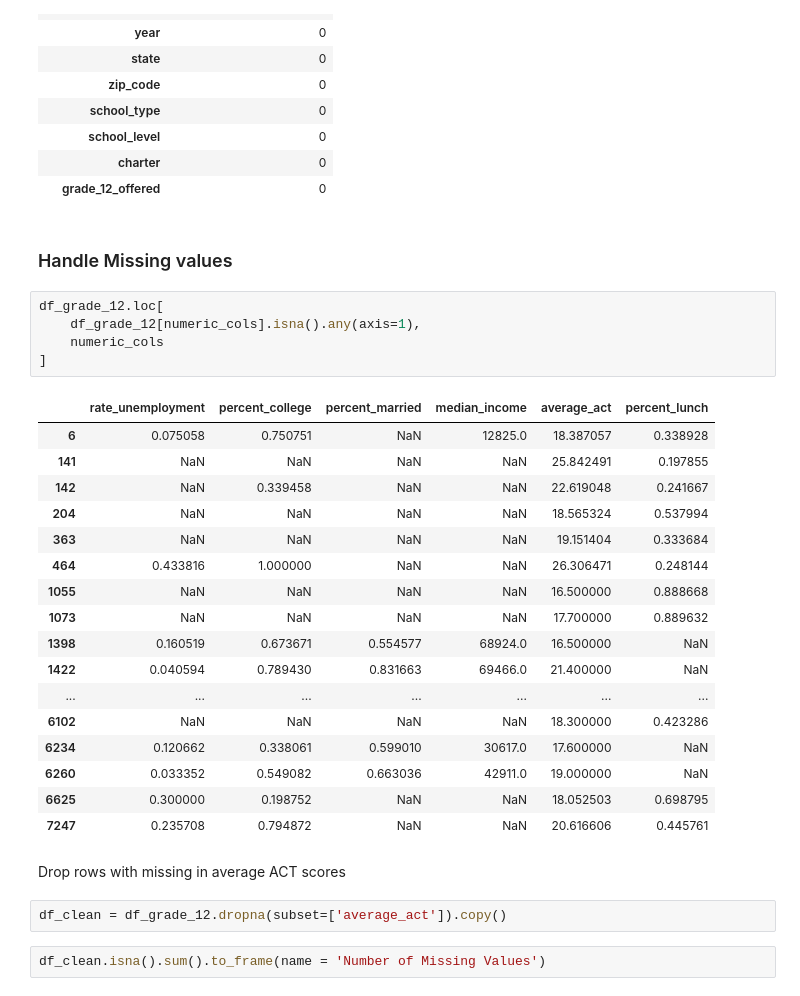
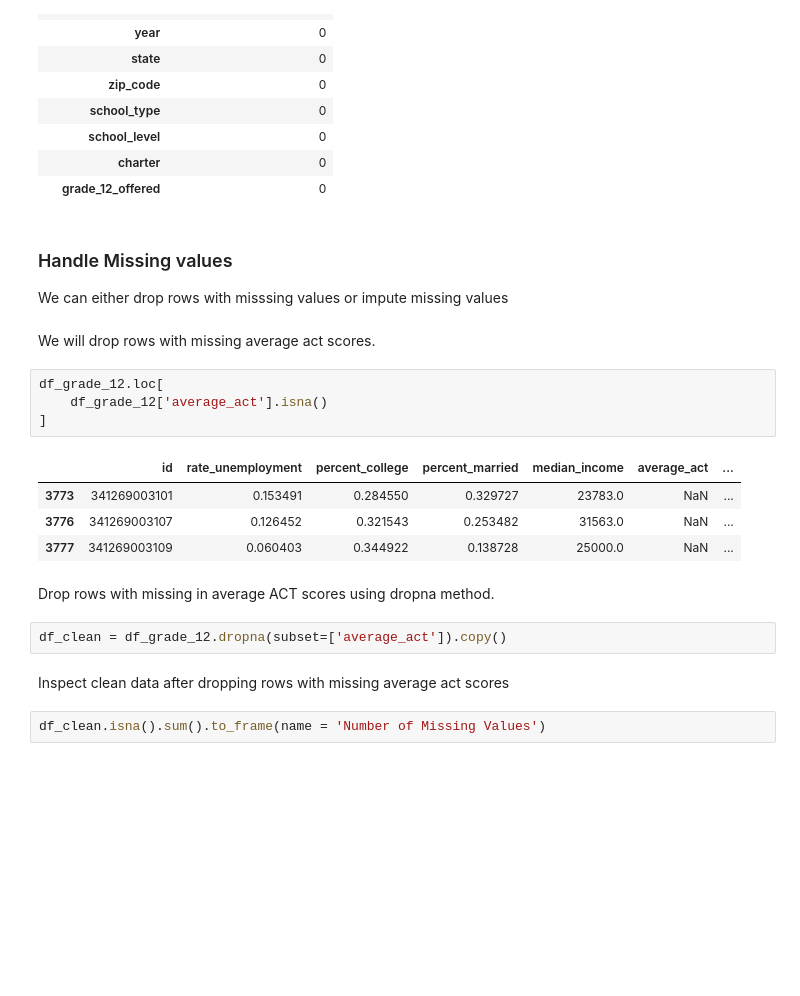
Before and after one commit to binay8/education, a Jupyter notebook: code/01_data_preparation.ipynb, the cells around one changed output. Saved outputs shown, nothing was run; the diff lists cells and outputs as text; blank space fills up the shorter version.

Commit message:
Updated Data preparation

```diff
--- a/code/01_data_preparation.ipynb
+++ b/code/01_data_preparation.ipynb
@@ -541,33 +550,24 @@ df_grade_12.isna().sum().to_frame(name = 'Number of Missing Values')
 | grade_12_offered | 0 |
 # %% [markdown]
 ### Handle Missing values
+We can either drop rows with misssing values or impute missing values
+# %% [markdown]
+We will drop rows with missing average act scores.
 # %%
 df_grade_12.loc[
-    df_grade_12[numeric_cols].isna().any(axis=1),
-    numeric_cols
+    df_grade_12['average_act'].isna()
 ]
 # %% [output]
-|  | rate_unemployment | percent_college | percent_married | median_income | average_act | percent_lunch |
-| 6 | 0.075058 | 0.750751 | NaN | 12825.0 | 18.387057 | 0.338928 |
-| 141 | NaN | NaN | NaN | NaN | 25.842491 | 0.197855 |
-| 142 | NaN | 0.339458 | NaN | NaN | 22.619048 | 0.241667 |
-| 204 | NaN | NaN | NaN | NaN | 18.565324 | 0.537994 |
-| 363 | NaN | NaN | NaN | NaN | 19.151404 | 0.333684 |
-| 464 | 0.433816 | 1.000000 | NaN | NaN | 26.306471 | 0.248144 |
-| 1055 | NaN | NaN | NaN | NaN | 16.500000 | 0.888668 |
-| 1073 | NaN | NaN | NaN | NaN | 17.700000 | 0.889632 |
-| 1398 | 0.160519 | 0.673671 | 0.554577 | 68924.0 | 16.500000 | NaN |
-| 1422 | 0.040594 | 0.789430 | 0.831663 | 69466.0 | 21.400000 | NaN |
-| ... | ... | ... | ... | ... | ... | ... |
-| 6102 | NaN | NaN | NaN | NaN | 18.300000 | 0.423286 |
-| 6234 | 0.120662 | 0.338061 | 0.599010 | 30617.0 | 17.600000 | NaN |
-| 6260 | 0.033352 | 0.549082 | 0.663036 | 42911.0 | 19.000000 | NaN |
-| 6625 | 0.300000 | 0.198752 | NaN | NaN | 18.052503 | 0.698795 |
-| 7247 | 0.235708 | 0.794872 | NaN | NaN | 20.616606 | 0.445761 |
+|  | id | rate_unemployment | percent_college | percent_married | median_income | average_act | ... |
+| 3773 | 341269003101 | 0.153491 | 0.284550 | 0.329727 | 23783.0 | NaN | ... |
+| 3776 | 341269003107 | 0.126452 | 0.321543 | 0.253482 | 31563.0 | NaN | ... |
+| 3777 | 341269003109 | 0.060403 | 0.344922 | 0.138728 | 25000.0 | NaN | ... |
 # %% [markdown]
-Drop rows with missing in average ACT scores
+Drop rows with missing in average ACT scores using dropna method.
 # %%
 df_clean = df_grade_12.dropna(subset=['average_act']).copy()
+# %% [markdown]
+Inspect clean data after dropping rows with missing average act scores
 # %%
 df_clean.isna().sum().to_frame(name = 'Number of Missing Values')
 # %% [output]
```
Also changed, not shown: parts of 35 cells of this notebook, 1 other file.
